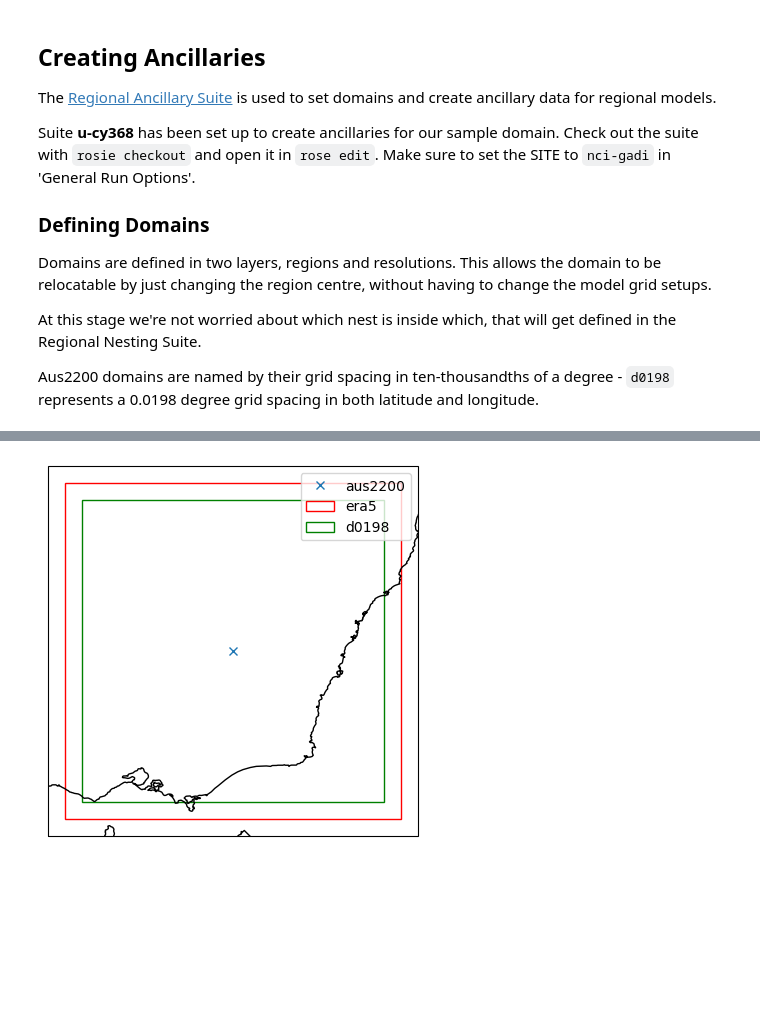
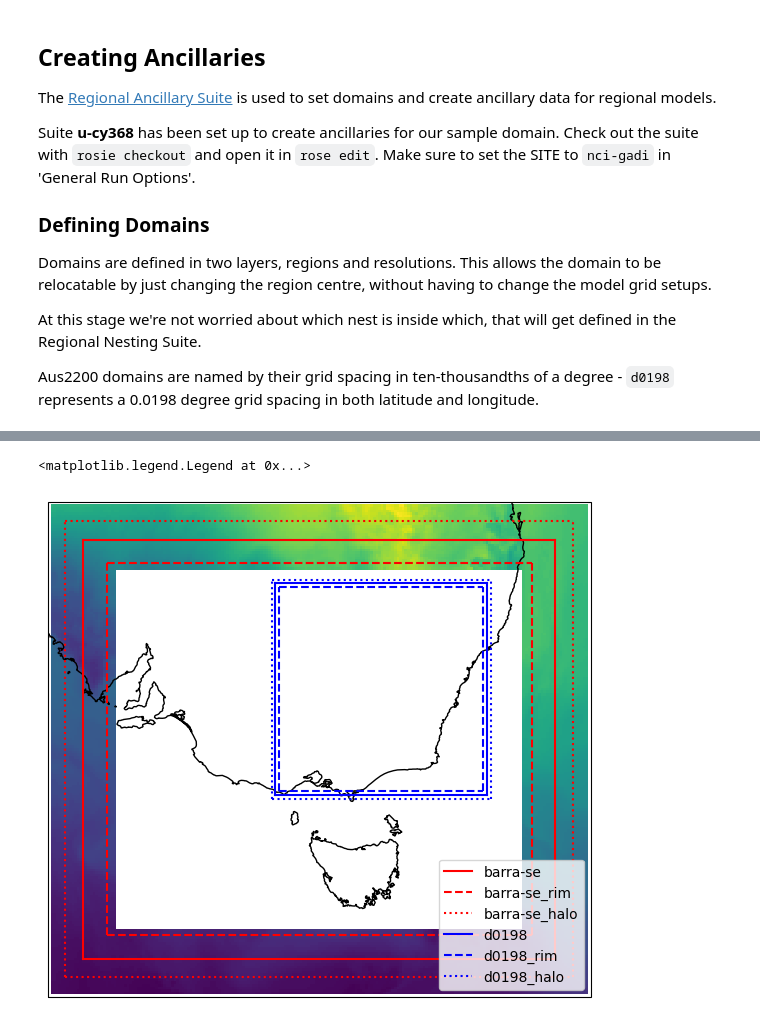
Before and after one commit to ScottWales/aus2200-training, a Jupyter notebook: ancillaries.ipynb, the cells around one changed output, grey strips where cells are left out. Drawn from its saved outputs; the diff is of its cells as text; code cells hidden in the pictures; blank space fills up the shorter version.

Commit message:
Add ancillary plotting

```diff
--- a/ancillaries.ipynb
+++ b/ancillaries.ipynb
@@ -48,27 +52,62 @@ There are a number of options for which ancillary files to create. Which you'll
 
 Here's some Python code to plot out the region that may be helpful when planning your domain
 # %%
+import typing as T
 import matplotlib.pyplot as plt
-import matplotlib.patches as mpp
 import cartopy.crs as ccrs
+import numpy
 
-def draw_regn(ax, centre, **kwargs):
-    ax.plot(centre[1], centre[0], 'x', **kwargs)
+def plot_region(ax, name: str, centre: T.Tuple[float, float], res: T.Tuple[float, float], size: T.Tuple[int, int], pole: T.Tuple[float, float]=(90,180), rim: int=9, halo: T.Tuple[int, int]=(7,7), **kwargs):
+    """
+    Plots a LAM region, including its rim and halo
+    """
 
-def draw_res(ax, centre, delta, npts, **kwargs):
-    ax.add_patch(mpp.Rectangle([centre[1]-npts[1]/2*delta[1], centre[0]-npts[0]/2*delta[0]], npts[1]*delta[1], npts[0]*delta[0], fill=False, **kwargs))
+    draw_box_centre_size(ax, name, centre, res, size, pole, **kwargs)
 
-ax = plt.axes(projection=ccrs.PlateCarree())
+    rim_size = [size[0]-rim*2, size[1]-rim*2]
+    draw_box_centre_size(ax, name + '_rim', centre, res, rim_size, pole, ls='--', **kwargs)
 
-# Draw the region
-centre = [-34.43, 147.615]
-draw_regn(ax, centre, label='aus2200')
+    halo_size = [size[0]+halo[0]*2, size[1]+halo[1]*2]
+    draw_box_centre_size(ax, name + '_halo', centre, res, halo_size, pole, ls=':', **kwargs)
 
-# Draw the resolutions
-draw_res(ax, centre, delta=[0.0198, 0.0198], npts=[500, 500], label='era5', color='red')
-draw_res(ax, centre, delta=[0.0198, 0.0198], npts=[450, 450], label='d0198', color='green')
+def draw_box_centre_size(ax, name: str, centre: T.Tuple[float, float], res: T.Tuple[float, float], size: T.Tuple[int, int], pole: T.Tuple[float, float]=(90,180), **kwargs):
+    """
+    Draws a box given its centre and size
+    """
+    size_lon = res[1] * size[1]
+    size_lat = res[0] * size[0]
 
-ax.coastlines('10m')
-plt.legend();
+    draw_box_corners(ax, name, corners=[centre[1]-size_lon/2, centre[1]+size_lon/2, centre[0]-size_lat/2, centre[0]+size_lat/2], pole=pole, **kwargs)
+
+def draw_box_corners(ax, name: str, corners: T.Tuple[float, float, float, float], pole: T.Tuple[float, float]=(90,180), **kwargs):
+    """
+    Draws a box given its corners
+    """
+    x0,x1,y0,y1 = corners
+
+    lons = numpy.linspace(x0,x1)
+    lats = numpy.linspace(y0,y1)
+
+    crs = ccrs.RotatedGeodetic(pole[1], pole[0])
+    ax.plot(lons, [y0]*lons.size, transform=crs, **kwargs, label=name)
+    ax.plot(lons, [y1]*lons.size, transform=crs, **kwargs)
+    ax.plot([x0]*lats.size, lats, transform=crs, **kwargs)
+    ax.plot([x1]*lats.size, lats, transform=crs, **kwargs)
-# %% [output]
-[figure, removed]
+# %%
+import iris
+import iris.plot
+
+frames_se = iris.load_cube('/scratch/hc46/saw562/nri-workshop-tutorial/barra-frames/20200119T1800Z/frame_barra-se', 'air_potential_temperature')
+# %%
+plt.figure(figsize=(7,7))
+ax = plt.axes(projection=ccrs.PlateCarree())
+
+iris.plot.pcolormesh(frames_se[0,0,:,], axes=ax)
+plot_region(ax, 'barra-se', centre=[-36.96,145.02], res=[0.11, 0.11], size=[160,180], color='r')
+plot_region(ax, 'd0198', centre=[-34.43,147.615], res=[0.0198,0.0198], size=[450,450], color='b')
+
+ax.coastlines('10m')
+ax.legend(loc='lower right')
+# %% [output]
+<matplotlib.legend.Legend at 0x...>
+[figure, added]
```
Also changed, not shown: parts of 3 cells of this notebook.
